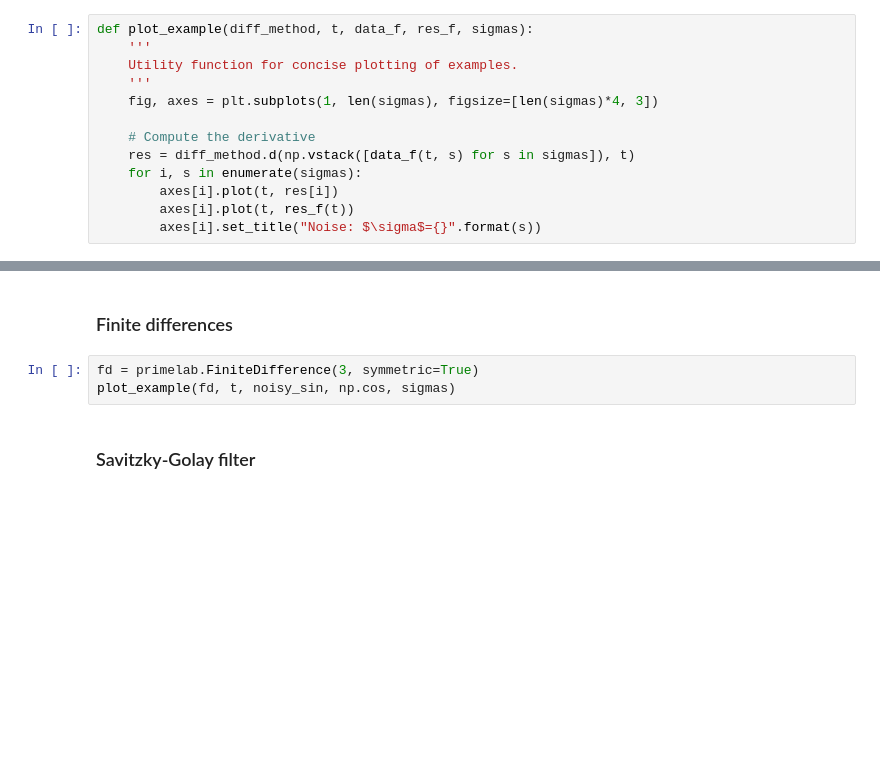
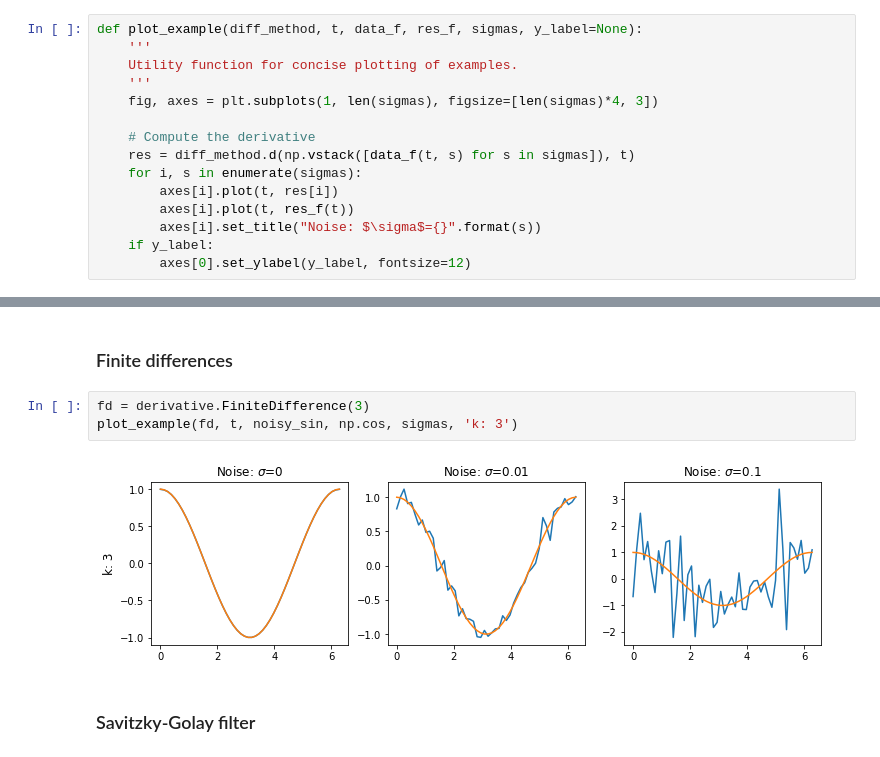
Before and after one commit to andgoldschmidt/derivative, a Jupyter notebook: docs/notebooks/Examples.ipynb, the cells around one changed output, grey strips where cells are left out. Saved outputs shown, nothing was run; the diff lists cells and outputs as text; blank space fills up the shorter version.

```diff
--- a/docs/notebooks/Examples.ipynb
+++ b/docs/notebooks/Examples.ipynb
@@ -16,5 +16,5 @@ import primelab
 # %%
-def plot_example(diff_method, t, data_f, res_f, sigmas):
+def plot_example(diff_method, t, data_f, res_f, sigmas, y_label=None):
     '''
     Utility function for concise plotting of examples.
     '''
@@ -26,6 +26,8 @@ def plot_example(diff_method, t, data_f, res_f, sigmas):
         axes[i].plot(t, res[i])
         axes[i].plot(t, res_f(t))
         axes[i].set_title("Noise: $\sigma$={}".format(s))
+    if y_label:
+        axes[0].set_ylabel(y_label, fontsize=12)
 # %% [markdown]
 # Usage
 # %% [markdown]
@@ -71,8 +81,10 @@ for axs, s in zip(ax, sigmas):
 # %% [markdown]
 ### Finite differences
 # %%
-fd = primelab.FiniteDifference(3, symmetric=True)
-plot_example(fd, t, noisy_sin, np.cos, sigmas)
+fd = derivative.FiniteDifference(3)
+plot_example(fd, t, noisy_sin, np.cos, sigmas, 'k: 3')
+# %% [output]
+[figure, added]
 # %% [markdown]
 ### Savitzky-Golay filter
 # %%
```
Also changed, not shown: parts of 14 cells of this notebook, 13 other files.
